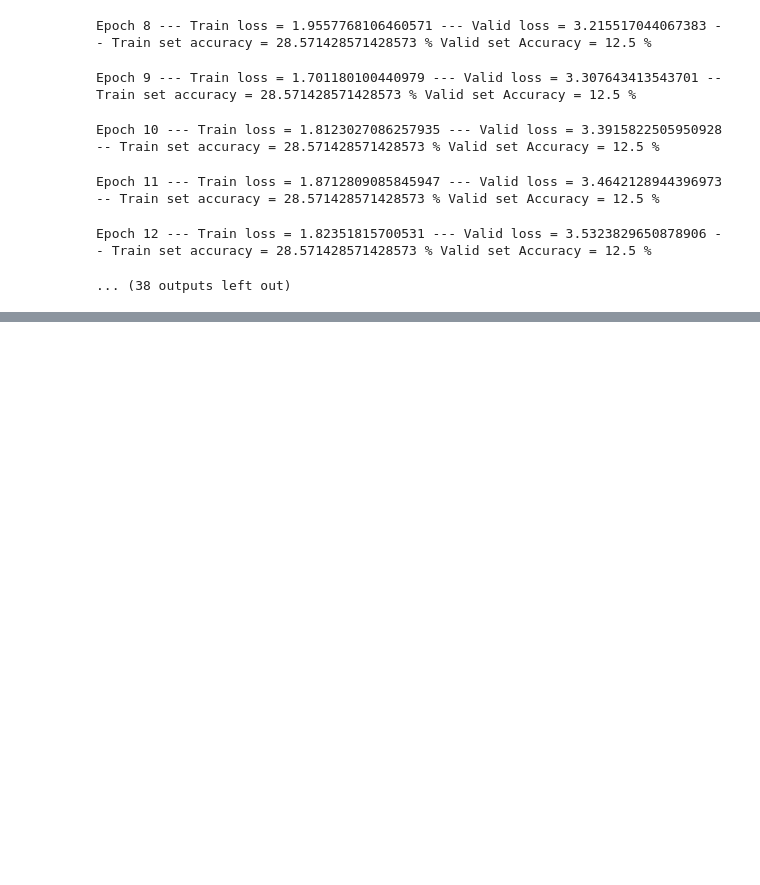
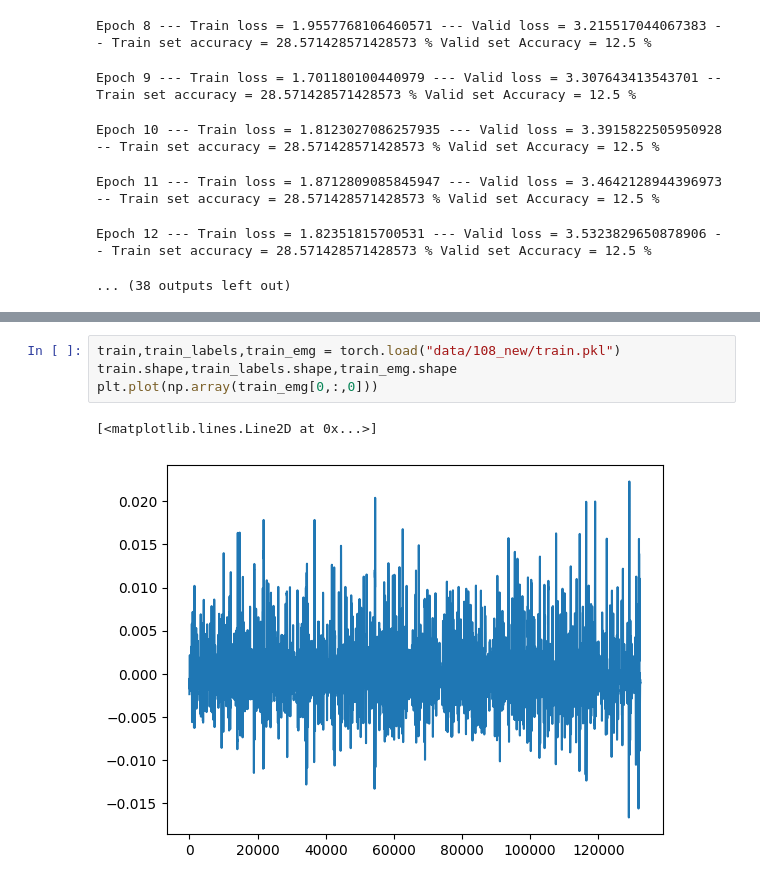
Before and after one commit to TuanAnhNguyenCo/HumanActivityRecognition, a Jupyter notebook: GConvForVideo.ipynb, the cells around one changed output, grey strips where cells are left out. Saved outputs shown, nothing was run; the diff lists cells and outputs as text; blank space fills up the shorter version.

```diff
--- a/GConvForVideo.ipynb
+++ b/GConvForVideo.ipynb
@@ -280,0 +328,7 @@ Epoch 12 --- Train loss = 1.82351815700531 --- Valid loss = 3.5323829650878906 -
+# %%
+train,train_labels,train_emg = torch.load("data/108_new/train.pkl")
+train.shape,train_labels.shape,train_emg.shape
+plt.plot(np.array(train_emg[0,:,0]))
+# %% [output]
+[<matplotlib.lines.Line2D at 0x...>]
+[figure, added]
```
Also changed, not shown: parts of 3 cells of this notebook, 11 other files.
